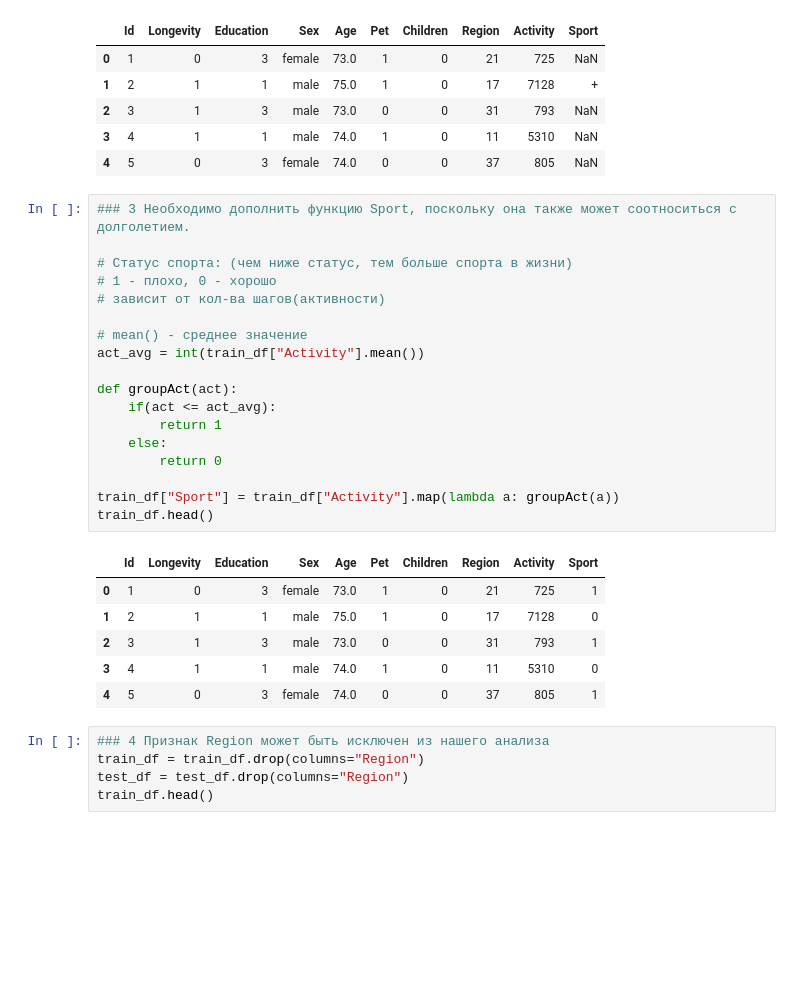
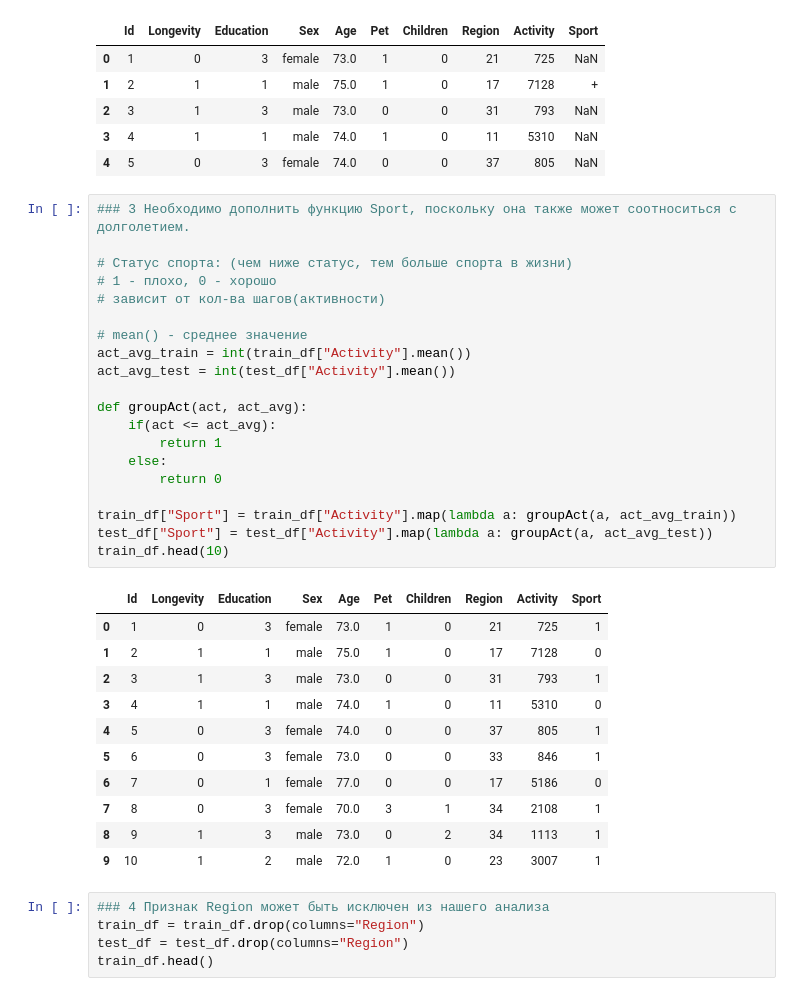
Before and after one commit to Sakerini/WeaponDetector, a Jupyter notebook: day2.ipynb, the cells around one changed output. Saved outputs shown, nothing was run; the diff lists cells and outputs as text; blank space fills up the shorter version.

Commit message:
Add actions with test

```diff
--- a/day2.ipynb
+++ b/day2.ipynb
@@ -84,28 +84,35 @@ train_df.head()
 # %%
 ### 3 Необходимо дополнить функцию Sport, поскольку она также может соотноситься с долголетием.
 
 # Статус спорта: (чем ниже статус, тем больше спорта в жизни)
 # 1 - плохо, 0 - хорошо
 # зависит от кол-ва шагов(активности)
 
 # mean() - среднее значение
-act_avg = int(train_df["Activity"].mean())
+act_avg_train = int(train_df["Activity"].mean())
+act_avg_test = int(test_df["Activity"].mean())
 
-def groupAct(act):
+def groupAct(act, act_avg):
     if(act <= act_avg):
         return 1
     else:
         return 0
 
-train_df["Sport"] = train_df["Activity"].map(lambda a: groupAct(a))
-train_df.head()
+train_df["Sport"] = train_df["Activity"].map(lambda a: groupAct(a, act_avg_train))
+test_df["Sport"] = test_df["Activity"].map(lambda a: groupAct(a, act_avg_test))
+train_df.head(10)
 # %% [output]
 |  | Id | Longevity | Education | Sex | Age | Pet | Children | Region | Activity | Sport |
 | 0 | 1 | 0 | 3 | female | 73.0 | 1 | 0 | 21 | 725 | 1 |
 | 1 | 2 | 1 | 1 | male | 75.0 | 1 | 0 | 17 | 7128 | 0 |
 | 2 | 3 | 1 | 3 | male | 73.0 | 0 | 0 | 31 | 793 | 1 |
 | 3 | 4 | 1 | 1 | male | 74.0 | 1 | 0 | 11 | 5310 | 0 |
 | 4 | 5 | 0 | 3 | female | 74.0 | 0 | 0 | 37 | 805 | 1 |
+| 5 | 6 | 0 | 3 | female | 73.0 | 0 | 0 | 33 | 846 | 1 |
+| 6 | 7 | 0 | 1 | female | 77.0 | 0 | 0 | 17 | 5186 | 0 |
+| 7 | 8 | 0 | 3 | female | 70.0 | 3 | 1 | 34 | 2108 | 1 |
+| 8 | 9 | 1 | 3 | male | 73.0 | 0 | 2 | 34 | 1113 | 1 |
+| 9 | 10 | 1 | 2 | male | 72.0 | 1 | 0 | 23 | 3007 | 1 |
 # %%
 ### 4 Признак Region может быть исключен из нашего анализа
 train_df = train_df.drop(columns="Region")
```
Also changed, not shown: parts of 5 cells of this notebook, 1 other file.
